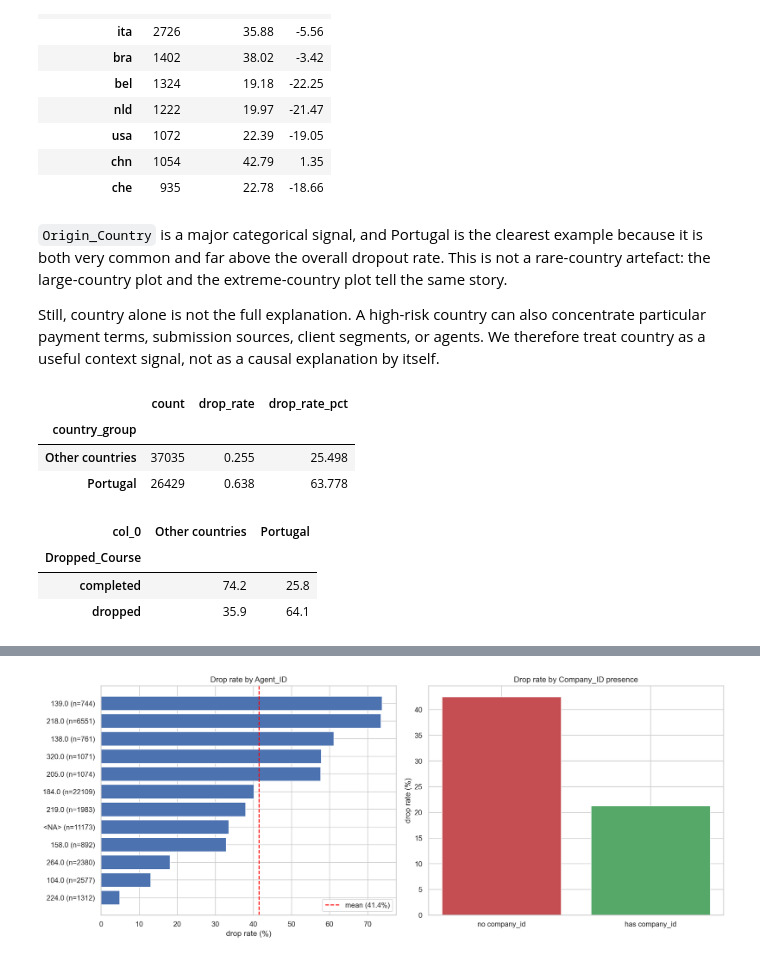
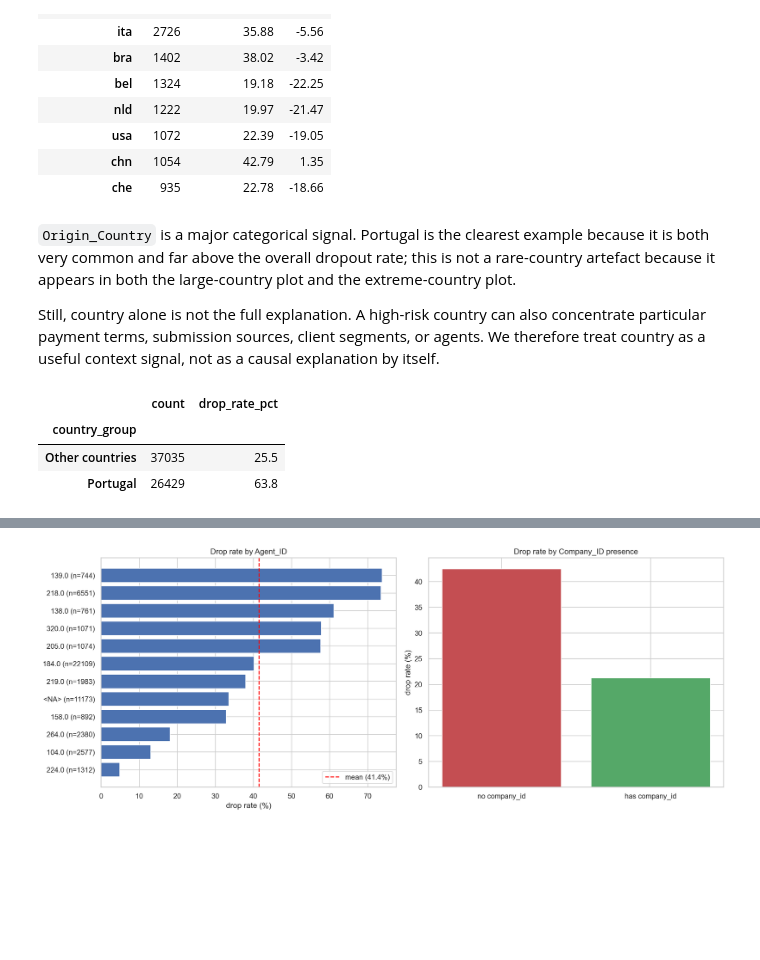
Before and after one commit to manemajef/ml-proj, a Jupyter notebook: notebook_v3.ipynb, the cells around one changed output, grey strips where cells are left out. Saved outputs shown, nothing was run; the diff lists cells and outputs as text; code cells hidden in the pictures; blank space fills up the shorter version.

```diff
--- a/notebook_v3.ipynb
+++ b/notebook_v3.ipynb
@@ -327,0 +328,21 @@ Previous exploration showed that the categorical columns are deliberately corrup
+# %%
+TEXT_COLS = list(train_raw.select_dtypes(include=["object"]).columns)
+
+
+def raw_vocabulary_scan(df, cols, n_top=10):
+    """Per column: raw cardinality + the n_top most frequent raw strings."""
+    rows = []
+    for col in cols:
+        shares = df[col].value_counts(normalize=True).mul(100)
+        rows.append({
+            "column": col,
+            "raw_unique": df[col].nunique(),
+            f"top_{n_top}_raw_values": ", ".join(
+                f"{value!r} {share:.1f}%" for value, share in shares.head(n_top).items()
+            ),
+        })
+    return pd.DataFrame(rows).sort_values("raw_unique", ascending=False)
+
+
+with pd.option_context("display.max_colwidth", None):
+    display(raw_vocabulary_scan(train_raw, TEXT_COLS))
@@ -561,40 +631,24 @@ display(
 | chn | 1054 | 42.79 | 1.35 |
 | che | 935 | 22.78 | -18.66 |
 # %% [markdown]
-`Origin_Country` is a major categorical signal, and Portugal is the clearest example because it is both very common and far above the overall dropout rate. This is not a rare-country artefact: the large-country plot and the extreme-country plot tell the same story.
+`Origin_Country` is a major categorical signal. Portugal is the clearest example because it is both very common and far above the overall dropout rate; this is not a rare-country artefact because it appears in both the large-country plot and the extreme-country plot.
 
 Still, country alone is not the full explanation. A high-risk country can also concentrate particular payment terms, submission sources, client segments, or agents. We therefore treat country as a useful context signal, not as a causal explanation by itself.
 # %%
 is_portugal = clean_train["Origin_Country"].eq("prt").fillna(False).to_numpy(dtype=bool)
 country_group = np.where(is_portugal, "Portugal", "Other countries")
 
 portugal_summary = (
     clean_train
     .assign(country_group=country_group)
     .groupby("country_group")[TARGET]
     .agg(count="size", drop_rate="mean")
     .assign(drop_rate_pct=lambda d: d["drop_rate"] * 100)
 )
 
-dropper_country_mix = (
-    pd
-    .crosstab(
-        clean_train[TARGET].map({0: "completed", 1: "dropped"}),
-        country_group,
-        normalize="index",
-    )
-    .mul(100)
-    .round(1)
-)
-
-display(portugal_summary.round(3))
-display(dropper_country_mix)
+display(portugal_summary[["count", "drop_rate_pct"]].round(1))
 # %% [output]
-|  | count | drop_rate | drop_rate_pct |
-| country_group |  |  |  |
-| Other countries | 37035 | 0.255 | 25.498 |
-| Portugal | 26429 | 0.638 | 63.778 |
+|  | count | drop_rate_pct |
+| country_group |  |  |
+| Other countries | 37035 | 25.5 |
+| Portugal | 26429 | 63.8 |
-| col_0 | Other countries | Portugal |
-| Dropped_Course |  |  |
-| completed | 74.2 | 25.8 |
-| dropped | 35.9 | 64.1 |
```
Also changed, not shown: parts of 17 cells of this notebook, 23 other files.
